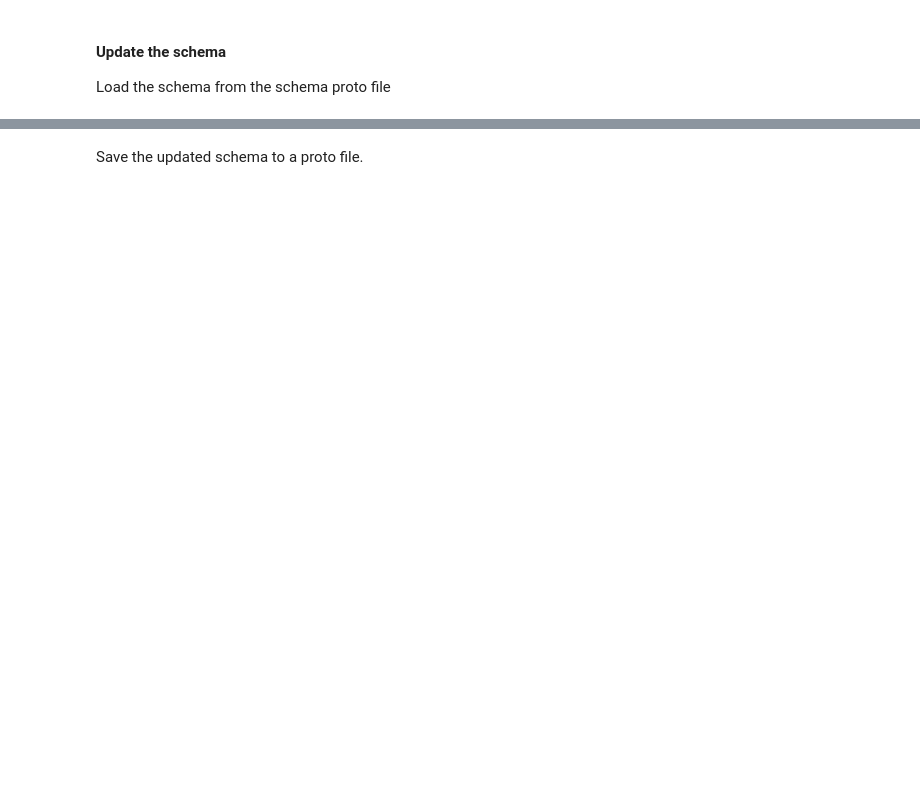
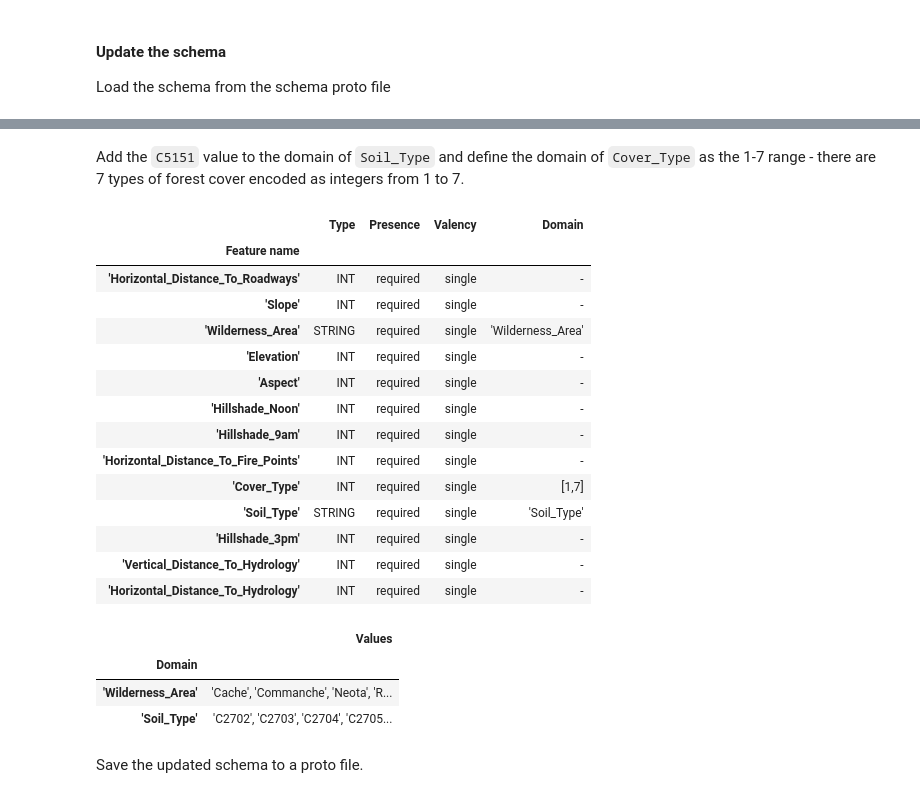
Before and after one commit to marsbroshok/mlops-labs, a Jupyter notebook: lab-21-tfx-interactive/tfx-interactive-context.ipynb, the cells around one changed output, grey strips where cells are left out. Drawn from its saved outputs; the diff is of its cells as text; code cells hidden in the pictures; blank space fills up the shorter version.

```diff
--- a/lab-21-tfx-interactive/tfx-interactive-context.ipynb
+++ b/lab-21-tfx-interactive/tfx-interactive-context.ipynb
@@ -195,19 +234,0 @@ Update the `Soil_Type` and `Cover_Type` features.
-# %%
-#soil_type_domain = [
-#    '7745', '7202', '7756', '7757', '7201', '4703', '7746', '4744',
-#    '7755', '7700', '4758', '8771', '8772', '4704', '2705', '7102',
-#    '8776', '2703', '2717', '2704', '7101', '6102', '2702', '6101',
-#    '7702', '8703', '6731', '2706', '7790', '4201', '7709', '7710',
-#    '7103', '5101', '7701', '8708', '3502', '8707', '3501', '5151'
-#]
-
-soil_type_domain = [
-    b'7745', b'7202', b'7756', b'7757', b'7201', b'4703', b'7746', b'4744'
-]
-
-tfdv.get_feature(schema, 'Soil_Type').type = schema_pb2.FeatureType.BYTES
-tfdv.set_domain(schema, 'Soil_Type', schema_pb2.StringDomain(name='Soil_Type', value=soil_type_domain))
-
-tfdv.set_domain(schema, 'Cover_Type', schema_pb2.IntDomain(name='Cover_Type', min=1, max=7, is_categorical=True))
-
-tfdv.display_schema(schema=schema)
@@ -236,3 +235,30 @@ WARNING:root:Replacing existing domain of feature "Cover_Type".
+# %% [markdown]
+Add the `C5151` value to the domain of `Soil_Type` and define the domain of `Cover_Type` as the 1-7 range - there are 7 types of forest cover encoded as integers from 1 to 7.
+# %%
+tfdv.get_domain(schema, 'Soil_Type').value.append('C5151')
+tfdv.set_domain(schema, 'Cover_Type', schema_pb2.IntDomain(name='Cover_Type', min=1, max=7, is_categorical=True))
+
+tfdv.display_schema(schema=schema)
+# %% [output]
+|  | Type | Presence | Valency | Domain |
+| Feature name |  |  |  |  |
+| 'Horizontal_Distance_To_Roadways' | INT | required | single | - |
+| 'Slope' | INT | required | single | - |
+| 'Wilderness_Area' | STRING | required | single | 'Wilderness_Area' |
+| 'Elevation' | INT | required | single | - |
+| 'Aspect' | INT | required | single | - |
+| 'Hillshade_Noon' | INT | required | single | - |
+| 'Hillshade_9am' | INT | required | single | - |
+| 'Horizontal_Distance_To_Fire_Points' | INT | required | single | - |
+| 'Cover_Type' | INT | required | single | [1,7] |
+| 'Soil_Type' | STRING | required | single | 'Soil_Type' |
+| 'Hillshade_3pm' | INT | required | single | - |
+| 'Vertical_Distance_To_Hydrology' | INT | required | single | - |
+| 'Horizontal_Distance_To_Hydrology' | INT | required | single | - |
+|  | Values |
+| Domain |  |
+| 'Wilderness_Area' | 'Cache', 'Commanche', 'Neota', 'R... |
+| 'Soil_Type' | 'C2702', 'C2703', 'C2704', 'C2705... |
 # %% [markdown]
 Save the updated schema to a proto file.
 # %%
```
Also changed, not shown: parts of 29 cells of this notebook, 6 other files.
